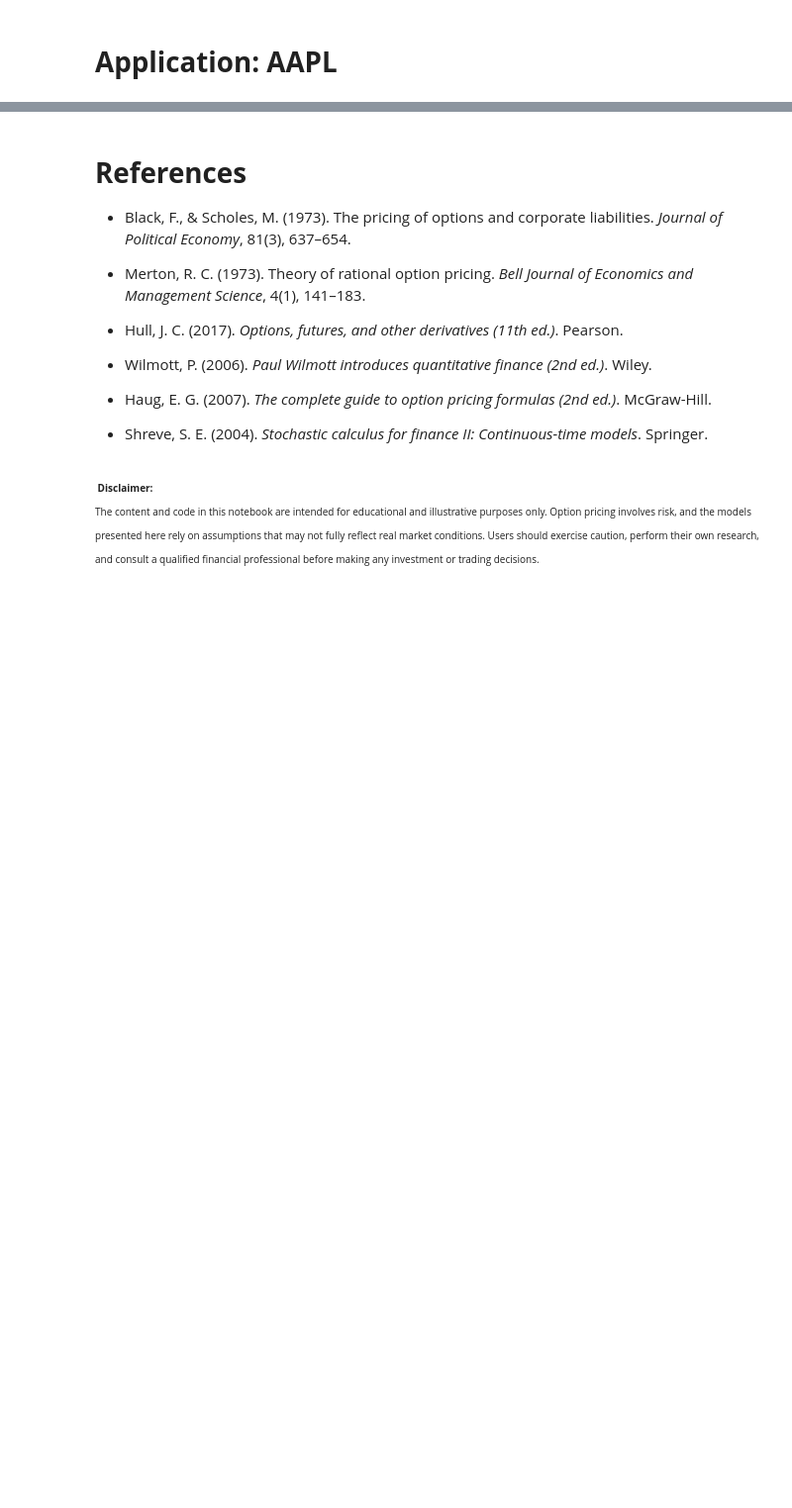
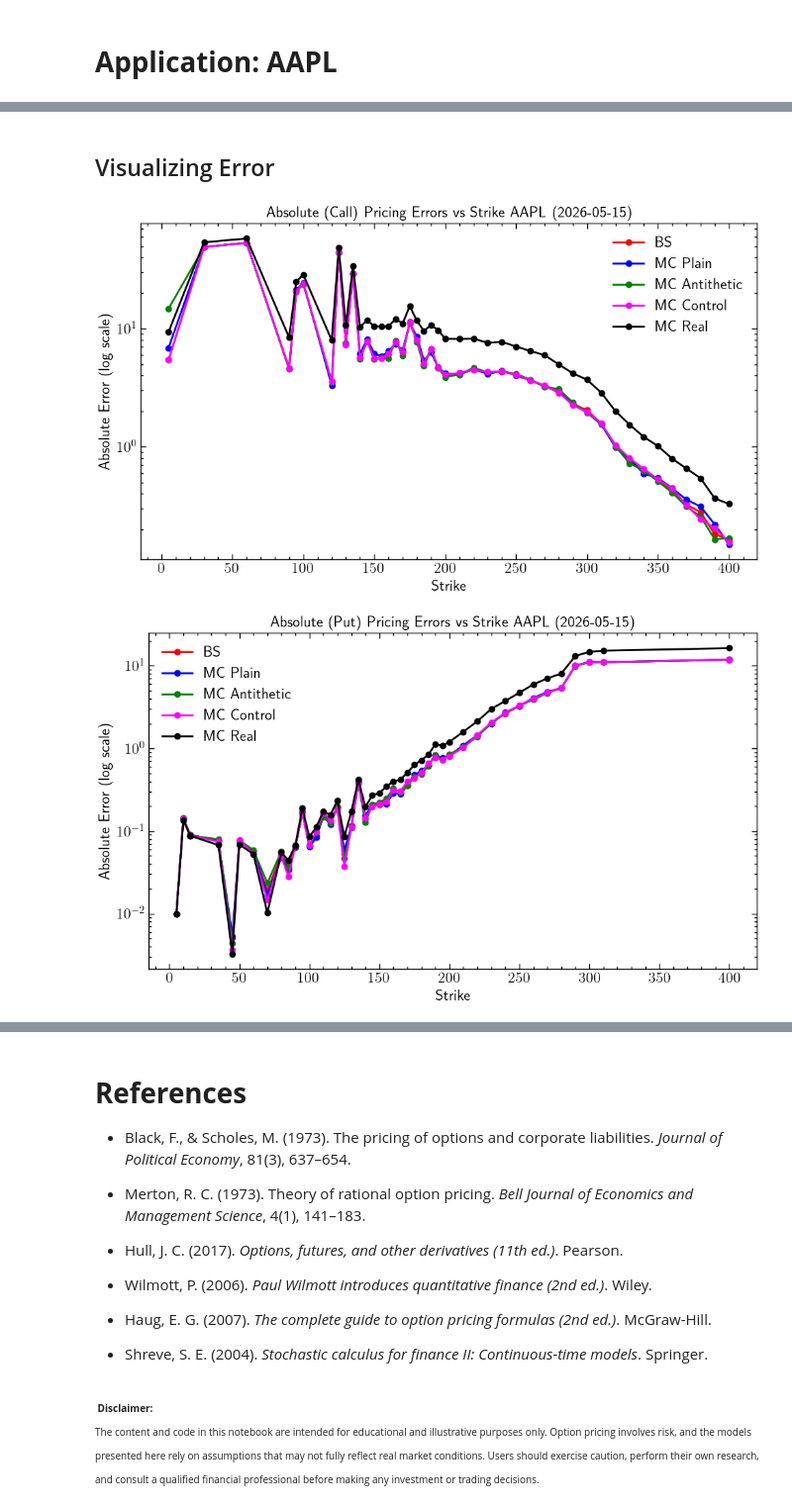
Before and after one commit to Jmmostafa/DerivativePricing, a Jupyter notebook: DP003BS_BP_TP_MC.ipynb, the cells around one changed output, grey strips where cells are left out. Shown at 99% size. Drawn from its saved outputs; the diff is of its cells as text; code cells hidden in the pictures; blank space fills up the shorter version.

```diff
--- a/DP003BS_BP_TP_MC.ipynb
+++ b/DP003BS_BP_TP_MC.ipynb
@@ -1694,0 +707,38 @@ These differences arise from the theoretical assumptions and numerical approxima
+# %% [markdown]
+## Visualizing Error
+# %%
+# Call options
+call_cols = ['strike'] + calls_df.filter(like= 'abs').columns.tolist()
+abs_error_df = calls_df[call_cols]
+abs_error_df.columns = ['Strike', 'BS', 'MC Plain', 'MC Antithetic', 'MC Control', 'MC Real']
+abs_error_df.set_index('Strike', inplace=True)
+
+ax = abs_error_df.plot(marker='o', figsize=(10,6), color = ['red', 'blue', 'green', 'magenta', 'black'])
+ax.set_yscale("log")
+ax.set_title(f"Absolute (Call) Pricing Errors vs Strike {ticker} ({expiry})")
+ax.set_ylabel("Absolute Error (log scale)")
+ax.set_xlabel("Strike")
+ax.grid(False, which="both")
+ax.legend(frameon = False)
+plt.tight_layout()
+plt.show()
+
+
+# Put options
+put_cols = ['strike'] + puts_df.filter(like= 'abs').columns.tolist()
+abs_error_df_ = puts_df[put_cols]
+abs_error_df_.columns = ['Strike', 'BS', 'MC Plain', 'MC Antithetic', 'MC Control', 'MC Real']
+abs_error_df_.set_index('Strike', inplace=True)
+
+ax = abs_error_df_.plot(marker='o', figsize=(10,6), color = ['red', 'blue', 'green', 'magenta', 'black'])
+ax.set_yscale("log")
+ax.set_title(f"Absolute (Put) Pricing Errors vs Strike {ticker} ({expiry})")
+ax.set_ylabel("Absolute Error (log scale)")
+ax.set_xlabel("Strike")
+ax.grid(False, which="both")
+ax.legend(frameon = False)
+plt.tight_layout()
+plt.show()
+# %% [output]
+[figure, added]
+[figure, added]
```
Also changed, not shown: parts of 39 cells of this notebook.
